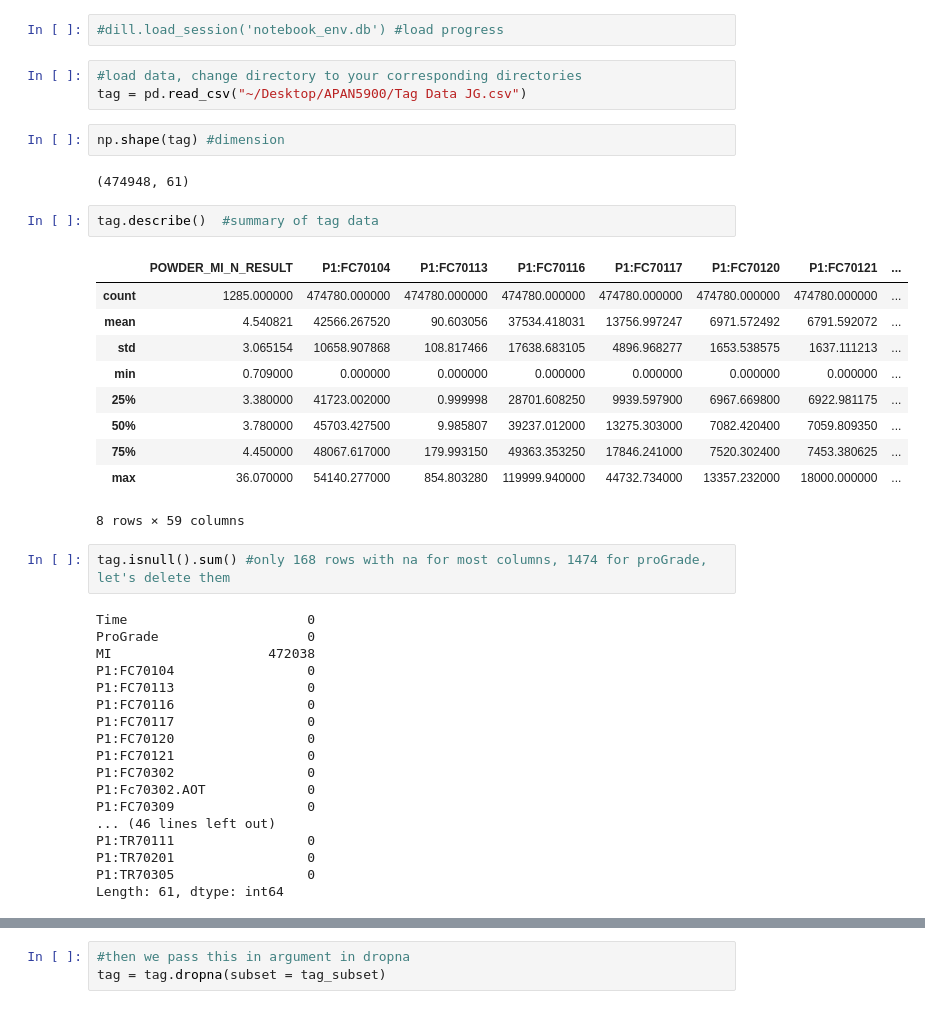
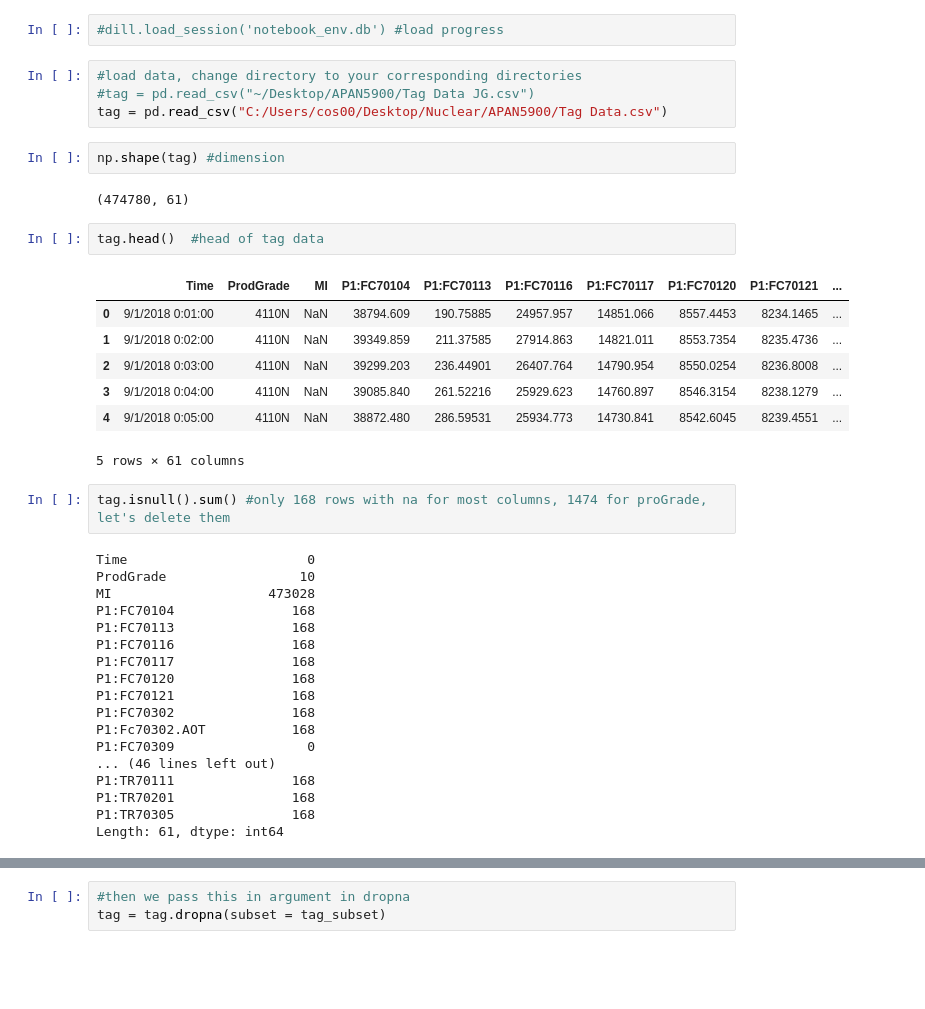
Before and after one commit to sanguis09/Capstone-project, a Jupyter notebook: src/Data Cleaning.ipynb, the cells around one changed output, grey strips where cells are left out. Cells and saved outputs as stored; diff of their text form; blank space fills up the shorter version.

```diff
--- a/src/Data Cleaning.ipynb
+++ b/src/Data Cleaning.ipynb
@@ -11,43 +11,41 @@ from scipy import stats
 #dill.load_session('notebook_env.db') #load progress
 # %%
 #load data, change directory to your corresponding directories
-tag = pd.read_csv("~/Desktop/APAN5900/Tag Data JG.csv")
+#tag = pd.read_csv("~/Desktop/APAN5900/Tag Data JG.csv")
+tag = pd.read_csv("C:/Users/cos00/Desktop/Nuclear/APAN5900/Tag Data.csv")
 # %%
 np.shape(tag) #dimension
 # %% [output]
-(474948, 61)
+(474780, 61)
 # %%
-tag.describe()  #summary of tag data
+tag.head()  #head of tag data
 # %% [output]
-|  | POWDER_MI_N_RESULT | P1:FC70104 | P1:FC70113 | P1:FC70116 | P1:FC70117 | P1:FC70120 | P1:FC70121 | ... |
-| count | 1285.000000 | 474780.000000 | 474780.000000 | 474780.000000 | 474780.000000 | 474780.000000 | 474780.000000 | ... |
-| mean | 4.540821 | 42566.267520 | 90.603056 | 37534.418031 | 13756.997247 | 6971.572492 | 6791.592072 | ... |
-| std | 3.065154 | 10658.907868 | 108.817466 | 17638.683105 | 4896.968277 | 1653.538575 | 1637.111213 | ... |
-| min | 0.709000 | 0.000000 | 0.000000 | 0.000000 | 0.000000 | 0.000000 | 0.000000 | ... |
-| 25% | 3.380000 | 41723.002000 | 0.999998 | 28701.608250 | 9939.597900 | 6967.669800 | 6922.981175 | ... |
-| 50% | 3.780000 | 45703.427500 | 9.985807 | 39237.012000 | 13275.303000 | 7082.420400 | 7059.809350 | ... |
-| 75% | 4.450000 | 48067.617000 | 179.993150 | 49363.353250 | 17846.241000 | 7520.302400 | 7453.380625 | ... |
-| max | 36.070000 | 54140.277000 | 854.803280 | 119999.940000 | 44732.734000 | 13357.232000 | 18000.000000 | ... |
+|  | Time | ProdGrade | MI | P1:FC70104 | P1:FC70113 | P1:FC70116 | P1:FC70117 | P1:FC70120 | P1:FC70121 | ... |
+| 0 | 9/1/2018 0:01:00 | 4110N | NaN | 38794.609 | 190.75885 | 24957.957 | 14851.066 | 8557.4453 | 8234.1465 | ... |
+| 1 | 9/1/2018 0:02:00 | 4110N | NaN | 39349.859 | 211.37585 | 27914.863 | 14821.011 | 8553.7354 | 8235.4736 | ... |
+| 2 | 9/1/2018 0:03:00 | 4110N | NaN | 39299.203 | 236.44901 | 26407.764 | 14790.954 | 8550.0254 | 8236.8008 | ... |
+| 3 | 9/1/2018 0:04:00 | 4110N | NaN | 39085.840 | 261.52216 | 25929.623 | 14760.897 | 8546.3154 | 8238.1279 | ... |
+| 4 | 9/1/2018 0:05:00 | 4110N | NaN | 38872.480 | 286.59531 | 25934.773 | 14730.841 | 8542.6045 | 8239.4551 | ... |
-8 rows × 59 columns
+5 rows × 61 columns
 # %%
 tag.isnull().sum() #only 168 rows with na for most columns, 1474 for proGrade, let's delete them
 # %% [output]
 Time                       0
-ProGrade                   0
-MI                    472038
-P1:FC70104                 0
-P1:FC70113                 0
-P1:FC70116                 0
-P1:FC70117                 0
-P1:FC70120                 0
-P1:FC70121                 0
-P1:FC70302                 0
-P1:Fc70302.AOT             0
+ProdGrade                 10
+MI                    473028
+P1:FC70104               168
+P1:FC70113               168
+P1:FC70116               168
+P1:FC70117               168
+P1:FC70120               168
+P1:FC70121               168
+P1:FC70302               168
+P1:Fc70302.AOT           168
 P1:FC70309                 0
 ... (46 lines left out)
-P1:TR70111                 0
-P1:TR70201                 0
-P1:TR70305                 0
+P1:TR70111               168
+P1:TR70201               168
+P1:TR70305               168
 Length: 61, dtype: int64
 # %%
 #delete rows with nas except for MI
```
Also changed, not shown: parts of 5 cells of this notebook, 1 other file.
